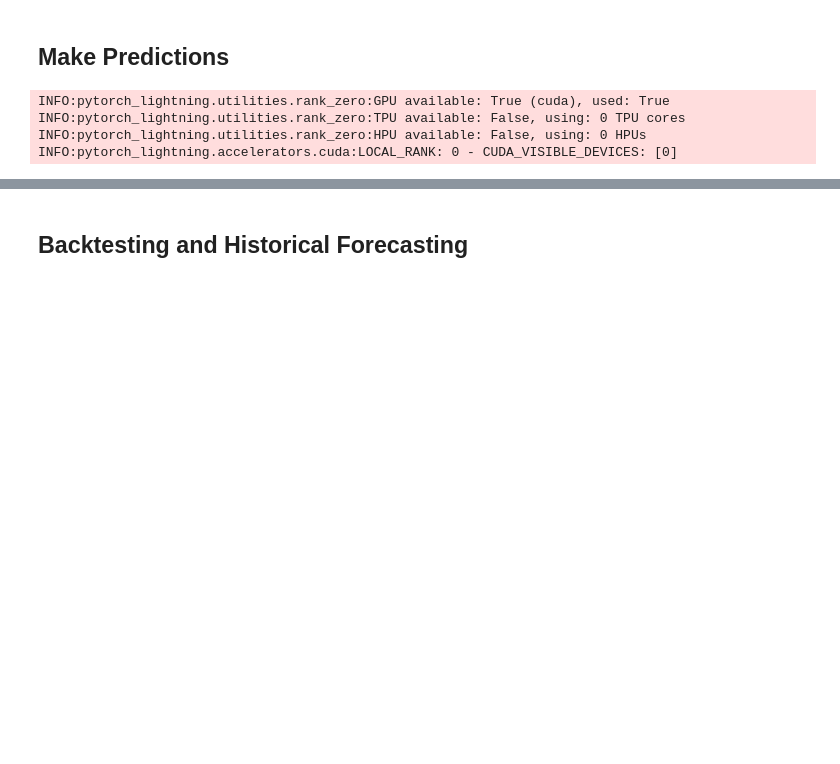
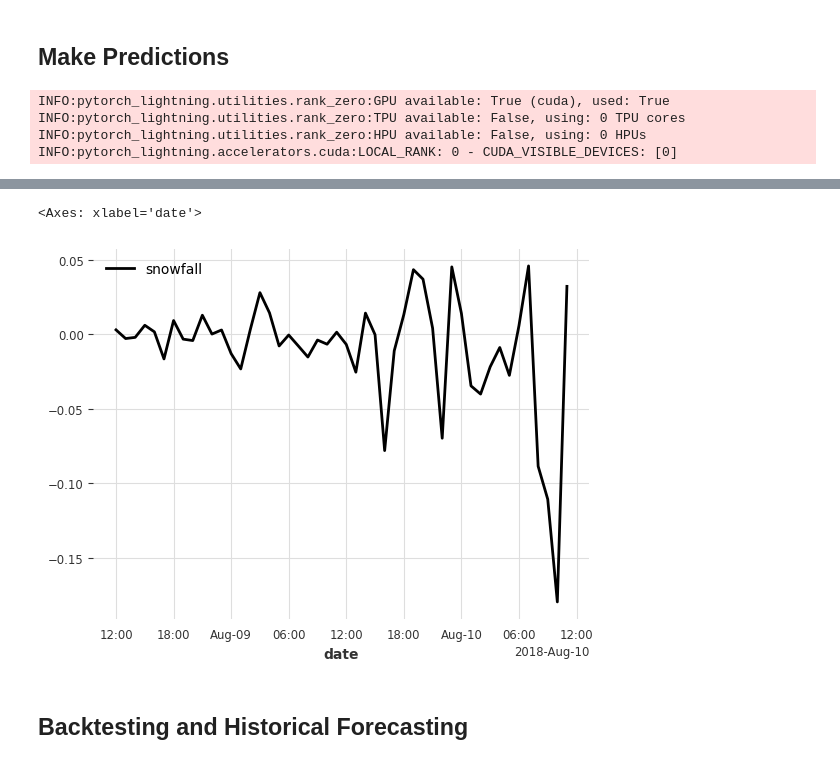
Before and after one commit to MadMax1995bb/powder_alert2.0, a Jupyter notebook: notebooks/notebook_Anita-Gei_improve_snowfall_model_colab.ipynb, the cells around one changed output, grey strips where cells are left out. Cells and saved outputs as stored; diff of their text form; code cells hidden in the pictures; blank space fills up the shorter version.

```diff
--- a/notebooks/notebook_Anita-Gei_improve_snowfall_model_colab.ipynb
+++ b/notebooks/notebook_Anita-Gei_improve_snowfall_model_colab.ipynb
@@ -438,3 +445,8 @@ array([[-0.00202869],
+# %%
+forecast.plot()
+# %% [output]
+<Axes: xlabel='date'>
+[figure, added]
 # %% [markdown]
 ## Backtesting and Historical Forecasting
 # %%
```
Also changed, not shown: parts of 9 cells of this notebook.
